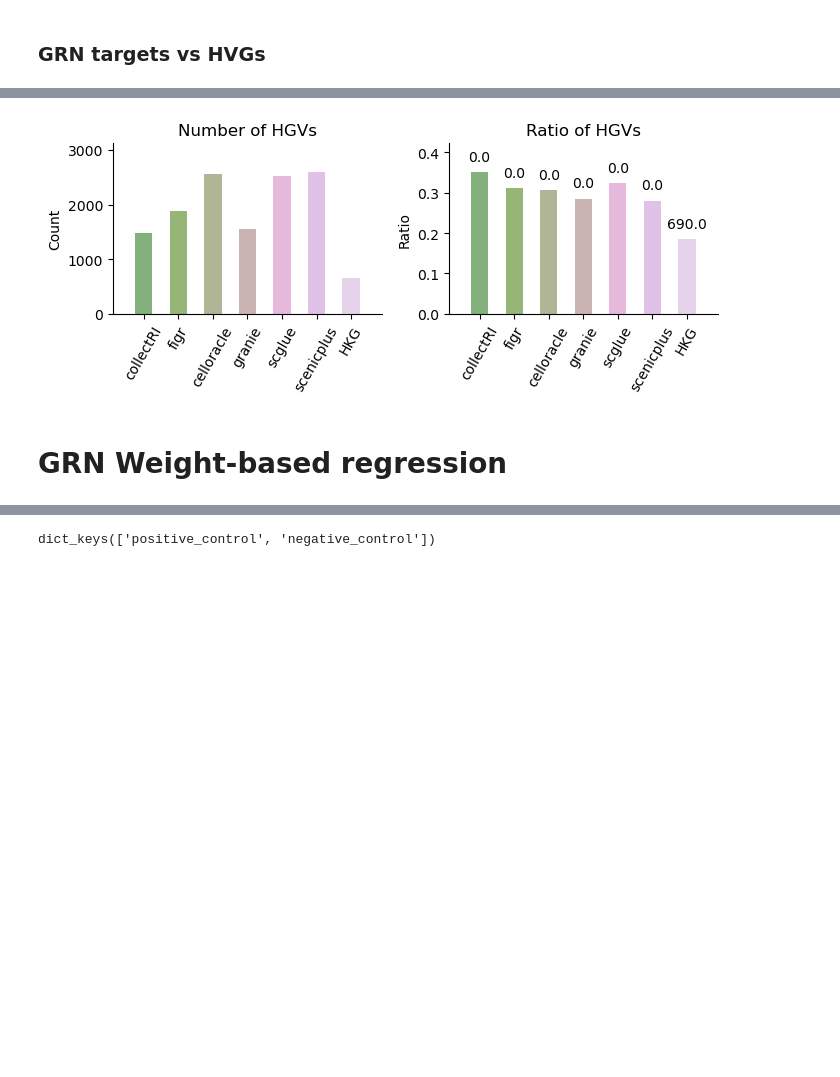
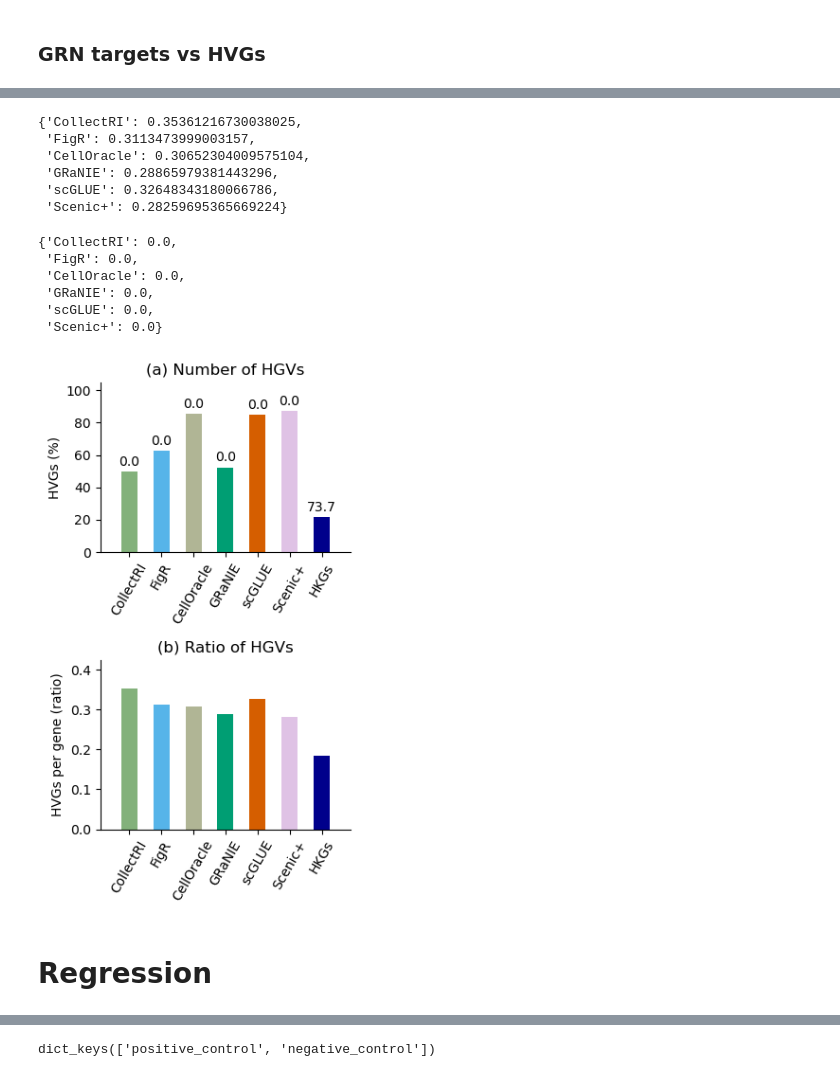
Before and after one commit to janursa/grn_benchmark, a Jupyter notebook: notebooks/main.ipynb, the cells around one changed output, grey strips where cells are left out. Cells and saved outputs as stored; diff of their text form; code cells hidden in the pictures; blank space fills up the shorter version.

```diff
--- a/notebooks/main.ipynb
+++ b/notebooks/main.ipynb
@@ -280,6 +357,7 @@ regulatory_effect_dict
 target_genes_dict = {}
 tfs_dict = {}
 for name, grn in grn_models_dict.items():
+    grn = grn[grn.target.isin(multiomics_genes)]
     tfs_dict[name] = grn.source.unique()
     target_genes_dict[name] = grn.target.unique().tolist()
 
@@ -833,52 +959,92 @@ hvgs_intersection_ratio_dict
+# %%
+hvgs = hvgs_sce
+
+n_included_hvgs_dict = {}
+n_included_hvgs_ratio_dict = {}
+pr_dict = {}
+for name in grn_models_dict.keys():
+    info = info_objs_dict[name].calculate_hvgs_stats()
+
+    n_included_hvgs_dict[name] = round(100*info['n_included_hvgs']/n_hvgs,1)
+    n_included_hvgs_ratio_dict[name] = info['ratio']
+
+    pr_dict[name] = info['percentile_rank']
+
+n_included_hvgs_ratio_dict
+# %% [output]
+{'CollectRI': 0.35361216730038025,
+ 'FigR': 0.3113473999003157,
+ 'CellOracle': 0.30652304009575104,
+ 'GRaNIE': 0.28865979381443296,
+ 'scGLUE': 0.32648343180066786,
+ 'Scenic+': 0.28259695365669224}
+# %%
+info = calculate_hvgs_stats(housekeeping_genes)
+n_included_hvgs_dict['HKGs'] = round(100*info['n_included_hvgs']/n_hvgs,1)
+n_included_hvgs_ratio_dict['HKGs'] = info['ratio']
+
+pr_dict['HKGs'] = info['percentile_rank']
+# %%
+pr_dict
+# %% [output]
+{'CollectRI': 0.0,
+ 'FigR': 0.0,
+ 'CellOracle': 0.0,
+ 'GRaNIE': 0.0,
+ 'scGLUE': 0.0,
+ 'Scenic+': 0.0}
 # %%
 hvgs = hvgs_sce
 
-fig, axes = plt.subplots(1, 2, figsize=(7, 3), sharey=False)
+fig, axes = plt.subplots(2, 1, figsize=(3.5, 6), sharey=False)
 
 
-def plot_bar(ax, data, y_label, title, top_p_dict=None):
+def plot_bar(ax, data, y_label, pr_dict=None):
     for side in ['right', 'top']:
         ax.spines[side].set_visible(False)
     colors = [COLORS[surragate_names.get(key, key)] for key in data.keys()]
 
     x_range = [x for x in range(len(data))]
     y_values = list(data.values())
     ax.bar(x_range, y_values, width=width, color=colors, label='SCRE')
     ax.set_xticks(x_range)
     ax.set_xticklabels(data.keys())
     ax.tick_params(axis='x', rotation=60)
-    ax.set_title(title)
     ax.margins(x=.1, y=.2)
     ax.set_ylabel(y_label)
-    if top_p_dict is None:
+    if pr_dict is None:
         return
-    for i_text, value in enumerate(top_p_dict.values()):
+    for i_text, value in enumerate(pr_dict.values()):
         # if value < 0.0001:
         #     txt = '***'
         # if value < 0.001:
         #     txt = '**'
         # elif value < 0.01:
         #     txt = '*'
         # else:
         #     txt = ''
-        txt = f'{value*1000}'
-        ax.text(x_range[i_text], y_values[i_text] + 0.02, txt, ha='center', va='bottom')
+        txt = f'{value}'
+        ax.text(x_range[i_text], y_values[i_text] + 2, txt, ha='center', va='bottom')
 
 
 width = .5
+ax = axes[0]
+plot_bar(ax, n_included_hvgs_dict, y_label='HVGs (%)', pr_dict=pr_dict)
+ax.set_title('(a) Number of HGVs')
 
-plot_bar(axes[0], hvgs_intersection_n_dict, y_label='Count', title='Number of HGVs')
-plot_bar(axes[1], hvgs_intersection_ratio_dict, y_label='Ratio', title='Ratio of HGVs', top_p_dict=top_p_dict)
+ax = axes[1]
+plot_bar(ax, n_included_hvgs_ratio_dict, y_label='HVGs per gene (ratio)')
+ax.set_title('(b) Ratio of HGVs')
 
 # axes[1].legend(loc='upper left', bbox_to_anchor=(1,1), frameon=True)
 
 plt.tight_layout()
-fig.savefig(f'{work_dir}/benchmark/figs/hvgs_stats.png', dpi=150, transparent=True)
+fig.savefig(f'{work_dir}/benchmark/figs/hvgs_stats.png', dpi=300, transparent=True)
 plt.show()
 # %% [output]
-[figure, old version]
+[figure, new version]
-# %% [markdown]
-# GRN Weight-based regression
+# %% [markdown]
+# Regression
 # %%
 norm_method = None
 
```
Also changed, not shown: parts of 45 cells of this notebook, 11 other files.
